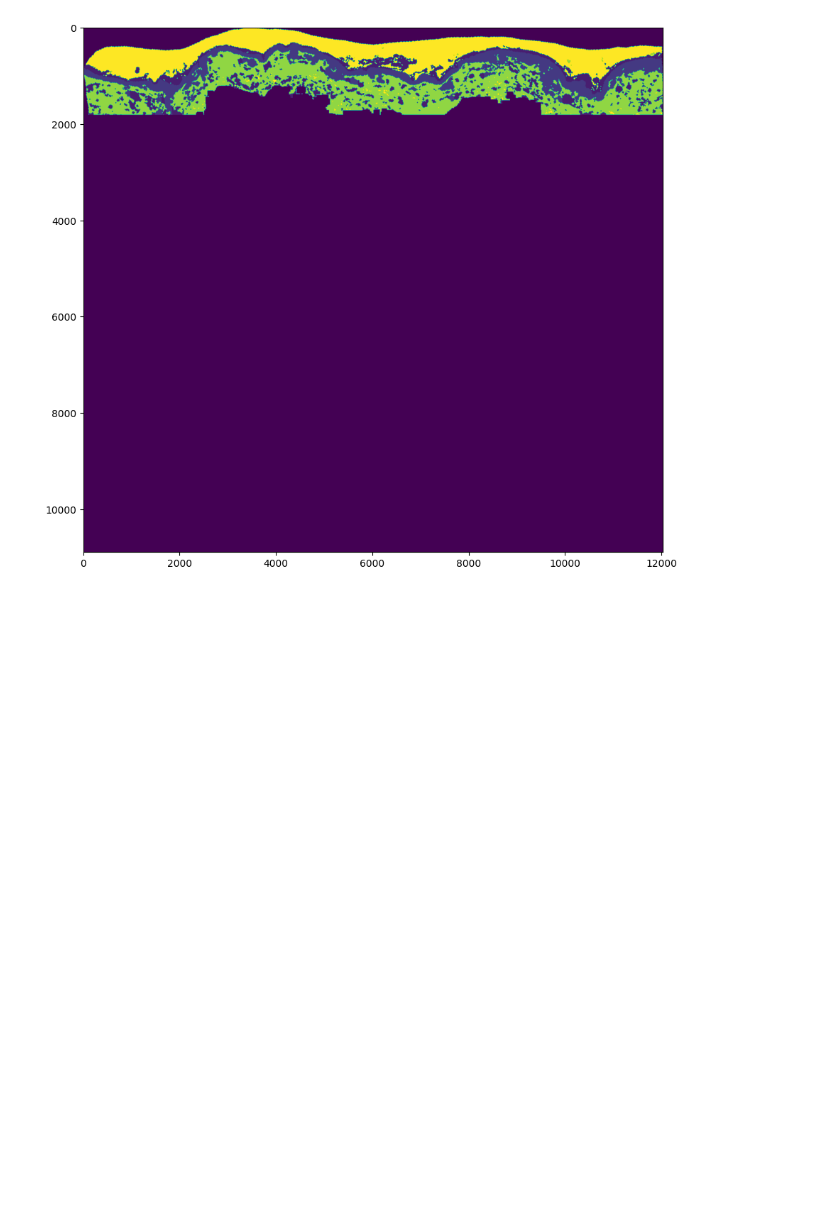
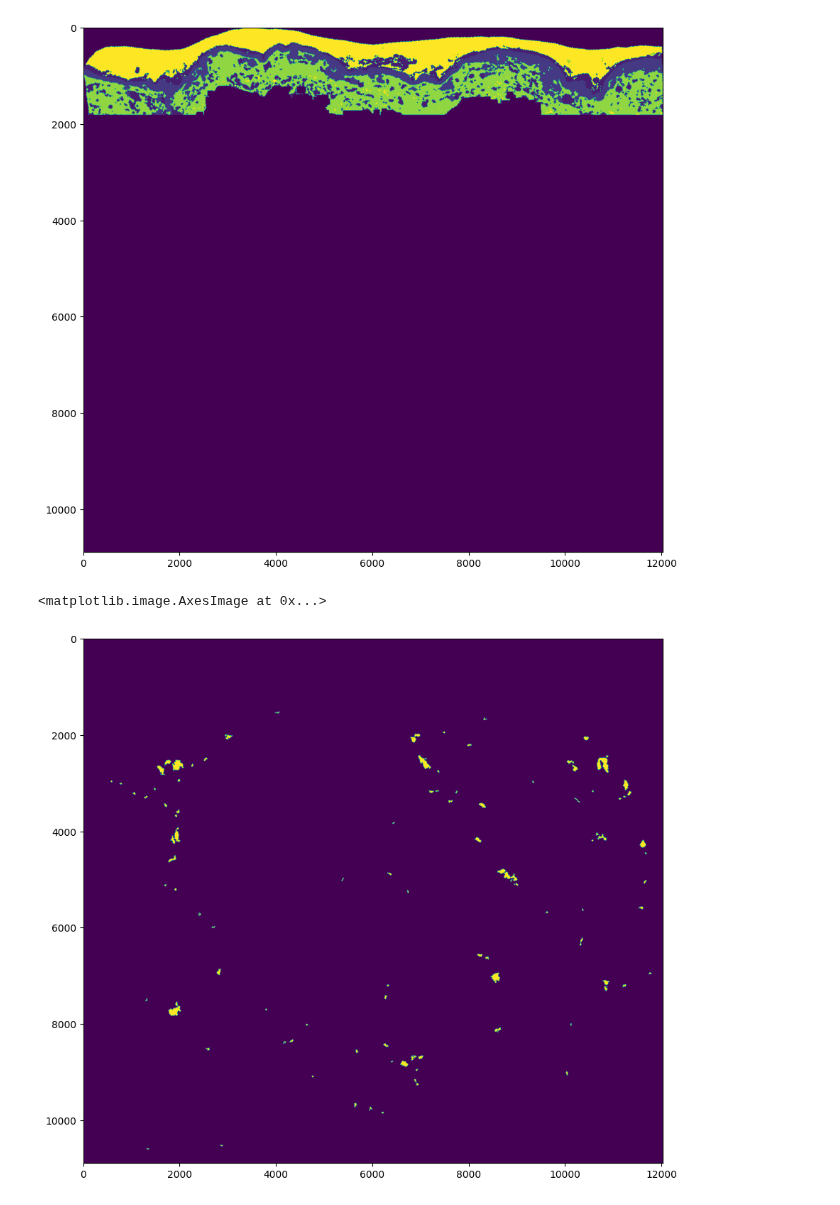
Before and after one commit to Wirtz-Lab/wsi_analysis, a Jupyter notebook: ashley/active/dl2epindermdl.ipynb, the cells around one changed output. Saved outputs shown, nothing was run; the diff lists cells and outputs as text; code cells hidden in the pictures; blank space fills up the shorter version.

```diff
--- a/ashley/active/dl2epindermdl.ipynb
+++ b/ashley/active/dl2epindermdl.ipynb
@@ -407,9 +405,12 @@ for i in range(3,12):
 # %%
 figure_size = plt.gcf().get_size_inches()
 factor = 2
 plt.gcf().set_size_inches(factor * figure_size)
 
-plt.imshow(final_img==6)
+plt.imshow(final_img==3)
+# %% [output]
+<matplotlib.image.AxesImage at 0x...>
+[figure, added]
 # %%
 figure_size = plt.gcf().get_size_inches()
 factor = 2
```
Also changed, not shown: parts of 3 cells of this notebook, 1 other file.
